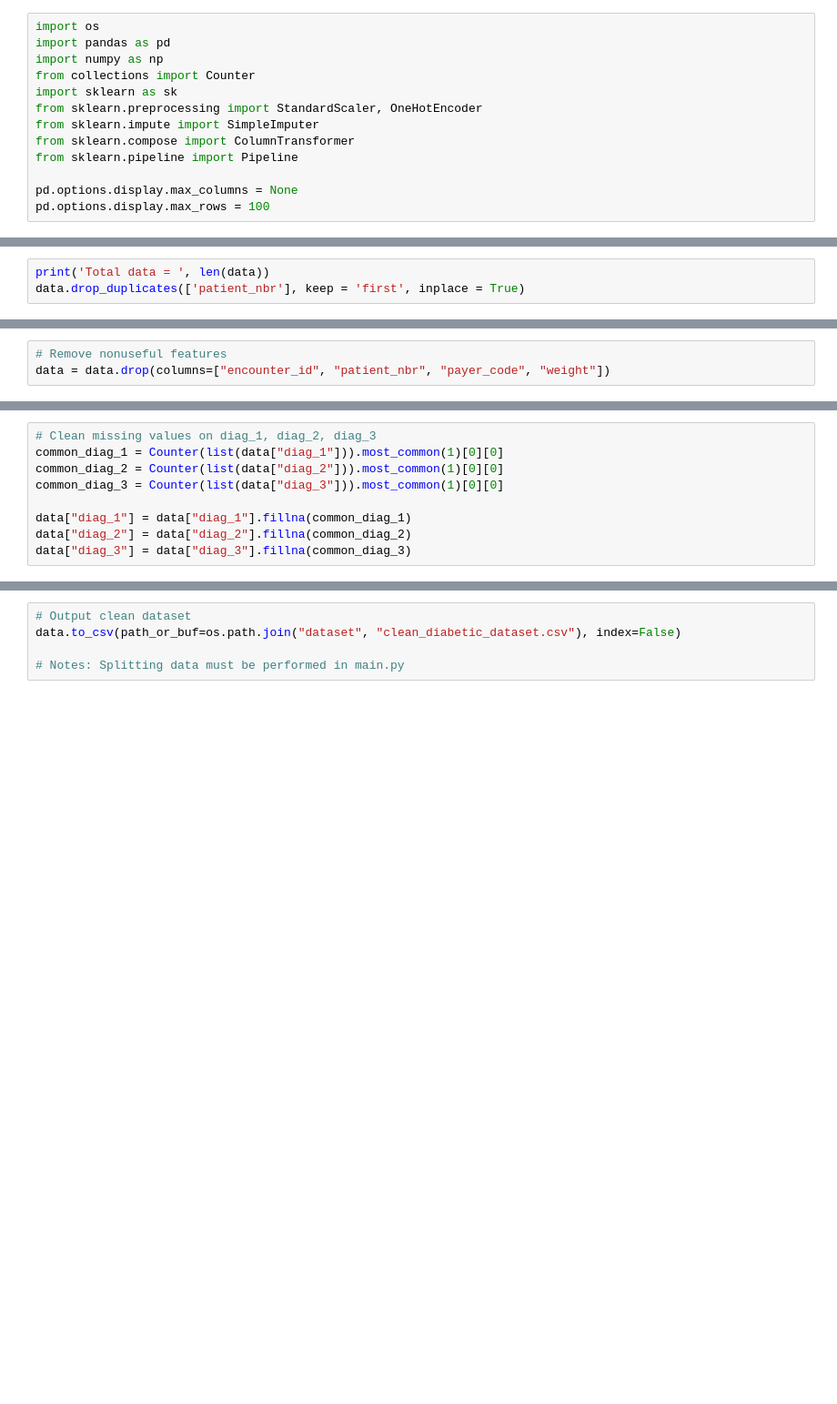
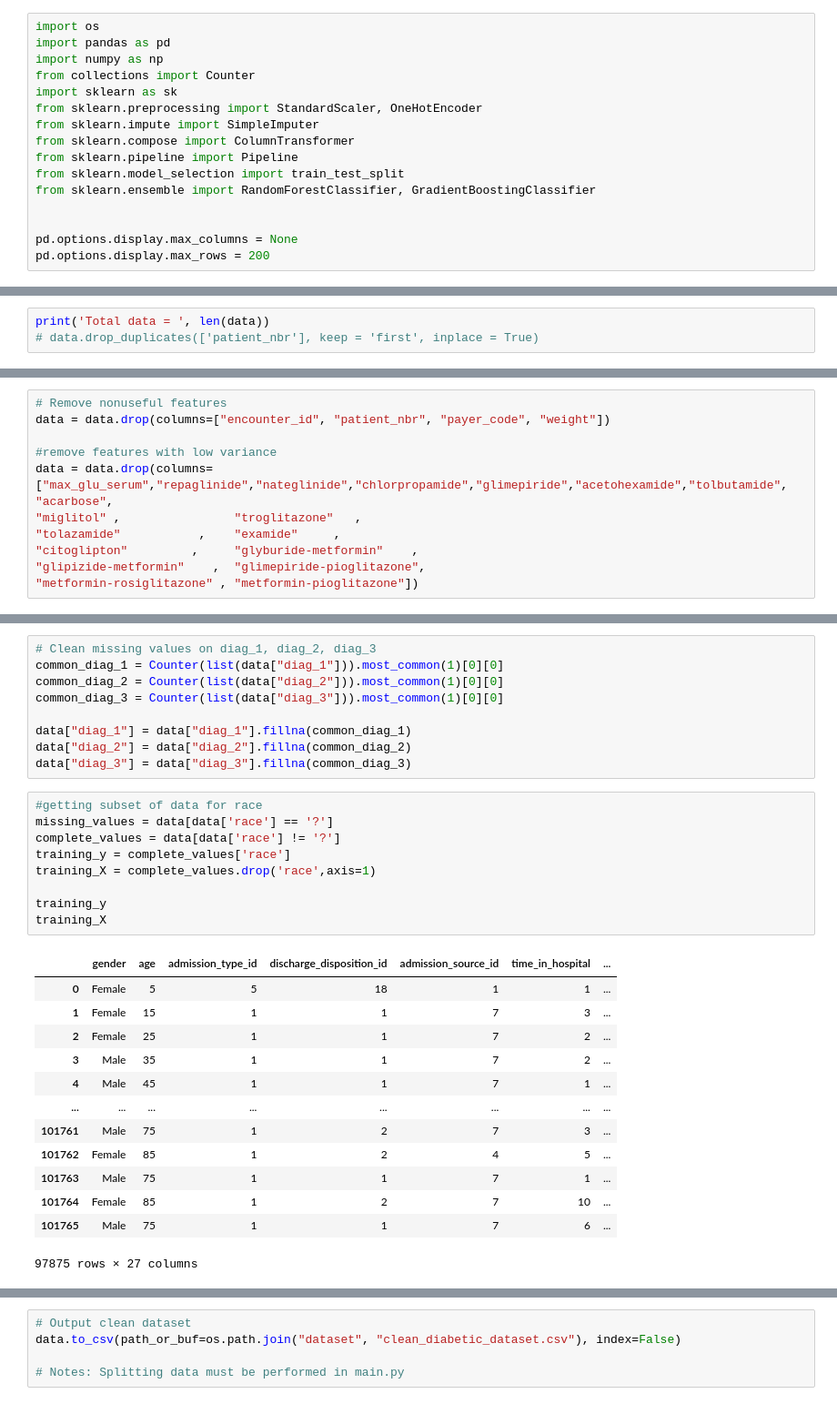
Before and after one commit to minhngo3818/cs178-diabetes-project, a Jupyter notebook: cleaner.ipynb, the cells around one changed output, grey strips where cells are left out. Shown at 91% size. Saved outputs shown, nothing was run; the diff lists cells and outputs as text; blank space fills up the shorter version.

Commit message:
dropping features with low variance

```diff
--- a/cleaner.ipynb
+++ b/cleaner.ipynb
@@ -10,9 +10,12 @@ from sklearn.preprocessing import StandardScaler, OneHotEncoder
 from sklearn.impute import SimpleImputer
 from sklearn.compose import ColumnTransformer
 from sklearn.pipeline import Pipeline
+from sklearn.model_selection import train_test_split
+from sklearn.ensemble import RandomForestClassifier, GradientBoostingClassifier
+
 
 pd.options.display.max_columns = None
-pd.options.display.max_rows = 100
+pd.options.display.max_rows = 200
 # %%
 # Load data
 data = pd.read_csv(os.path.join("dataset", "diabetic_data.csv"))
@@ -58,9 +61,17 @@ replaceDict = {'[0-10)' : 5,
 data['age'] = data['age'].apply(lambda x : replaceDict[x])
 # %%
 print('Total data = ', len(data))
-data.drop_duplicates(['patient_nbr'], keep = 'first', inplace = True)
+# data.drop_duplicates(['patient_nbr'], keep = 'first', inplace = True)
 # %% [output]
 Total data =  101766
 # %%
 # Remove nonuseful features
 data = data.drop(columns=["encounter_id", "patient_nbr", "payer_code", "weight"])
+
+#remove features with low variance
+data = data.drop(columns=["max_glu_serum","repaglinide","nateglinide","chlorpropamide","glimepiride","acetohexamide","tolbutamide",              "acarbose",
+"miglitol" ,                "troglitazone"   ,
+"tolazamide"           ,    "examide"     ,
+"citoglipton"         ,     "glyburide-metformin"    ,
+"glipizide-metformin"    ,  "glimepiride-pioglitazone",
+"metformin-rosiglitazone" , "metformin-pioglitazone"])
@@ -125,6 +143,29 @@ common_diag_3 = Counter(list(data["diag_3"])).most_common(1)[0][0]
 data["diag_1"] = data["diag_1"].fillna(common_diag_1)
 data["diag_2"] = data["diag_2"].fillna(common_diag_2)
 data["diag_3"] = data["diag_3"].fillna(common_diag_3)
+# %%
+#getting subset of data for race
+missing_values = data[data['race'] == '?']
+complete_values = data[data['race'] != '?']
+training_y = complete_values['race']
+training_X = complete_values.drop('race',axis=1)
+
+training_y
+training_X
+# %% [output]
+|  | gender | age | admission_type_id | discharge_disposition_id | admission_source_id | time_in_hospital | ... |
+| 0 | Female | 5 | 5 | 18 | 1 | 1 | ... |
+| 1 | Female | 15 | 1 | 1 | 7 | 3 | ... |
+| 2 | Female | 25 | 1 | 1 | 7 | 2 | ... |
+| 3 | Male | 35 | 1 | 1 | 7 | 2 | ... |
+| 4 | Male | 45 | 1 | 1 | 7 | 1 | ... |
+| ... | ... | ... | ... | ... | ... | ... | ... |
+| 101761 | Male | 75 | 1 | 2 | 7 | 3 | ... |
+| 101762 | Female | 85 | 1 | 2 | 4 | 5 | ... |
+| 101763 | Male | 75 | 1 | 1 | 7 | 1 | ... |
+| 101764 | Female | 85 | 1 | 2 | 7 | 10 | ... |
+| 101765 | Male | 75 | 1 | 1 | 7 | 6 | ... |
+97875 rows × 27 columns
 # %%
 # More preprocess data operations
 
```
Also changed, not shown: parts of 5 cells of this notebook, 3 other files.
